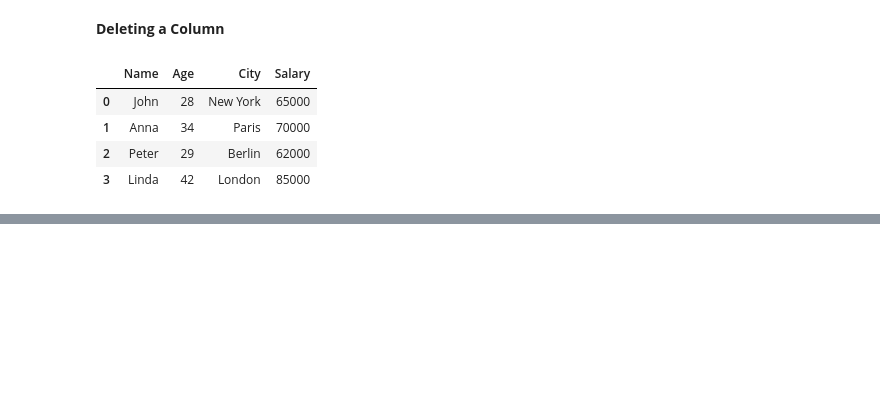
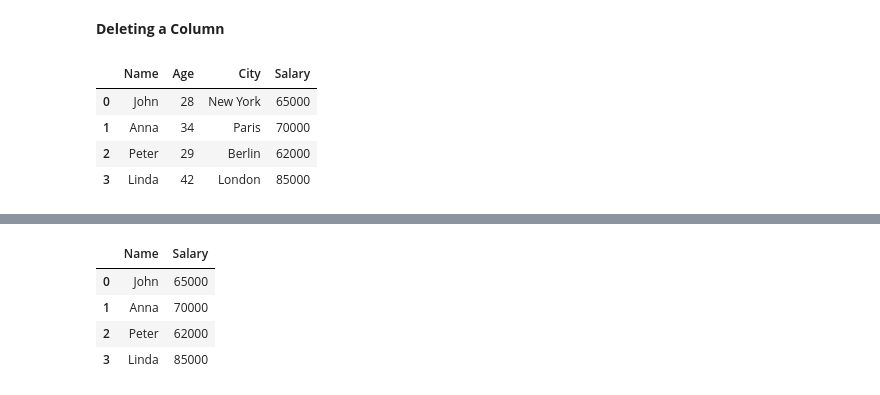
Before and after one commit to muhammadsulaimandata/Learnings, a Jupyter notebook: Python/Pandas/02_Data_Frames.ipynb, the cells around one changed output, grey strips where cells are left out. Drawn from its saved outputs; the diff is of its cells as text; code cells hidden in the pictures; blank space fills up the shorter version.

```diff
--- a/Python/Pandas/02_Data_Frames.ipynb
+++ b/Python/Pandas/02_Data_Frames.ipynb
@@ -115,0 +120,8 @@ KeyError: "['Designation'] not found in axis"
+# %%
+my_df.drop(['Age', 'City'], axis = 1) # Dropping multiple columns
+# %% [output]
+|  | Name | Salary |
+| 0 | John | 65000 |
+| 1 | Anna | 70000 |
+| 2 | Peter | 62000 |
+| 3 | Linda | 85000 |
```
Also changed, not shown: parts of 11 cells of this notebook.
